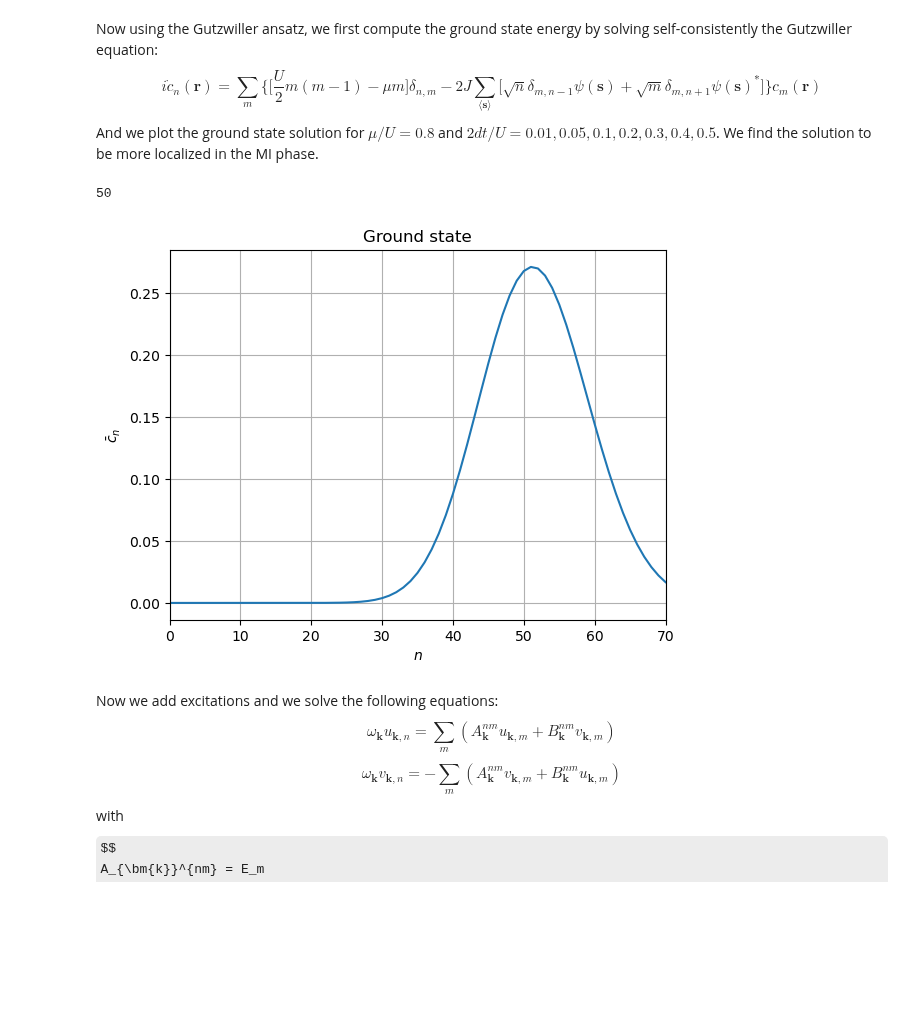
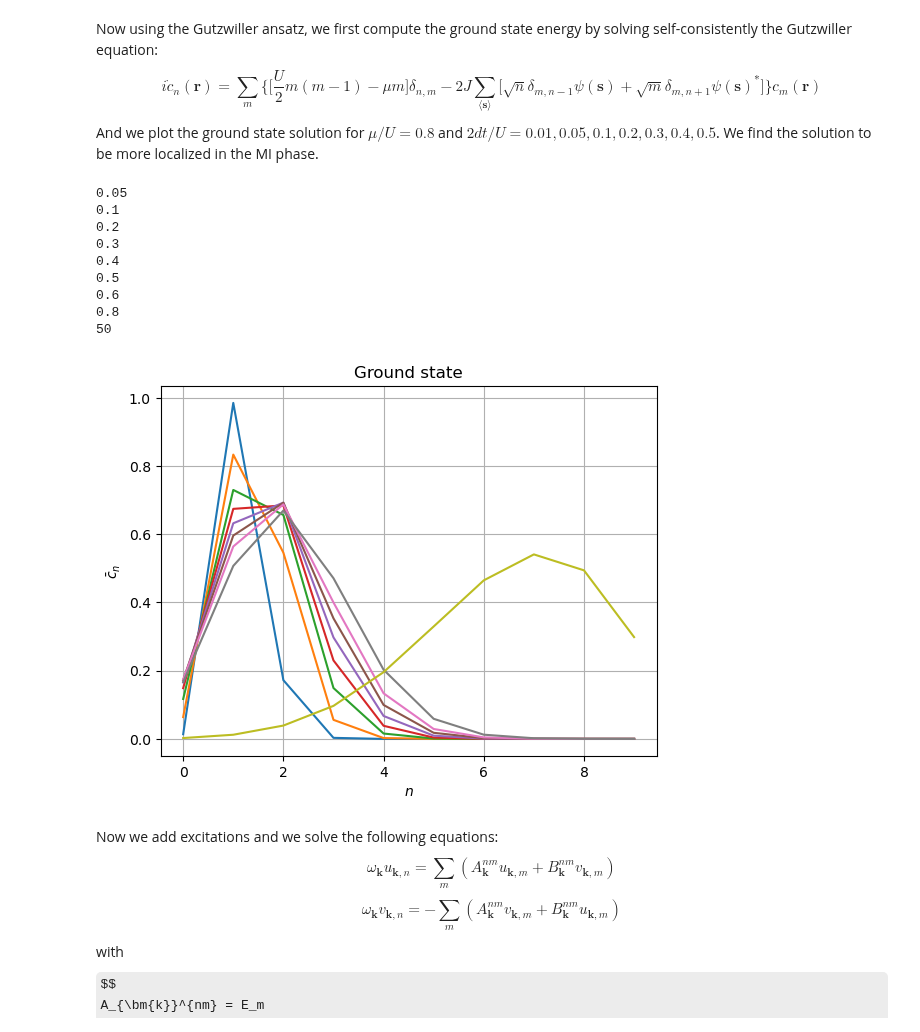
Before and after one commit to ragheedalhyder/BoseHubbard, a Jupyter notebook: JupyterNotebook.ipynb, the cells around one changed output. Saved outputs shown, nothing was run; the diff lists cells and outputs as text; code cells hidden in the pictures; some formulas as TeX source; blank space fills up the shorter version.

```diff
--- a/JupyterNotebook.ipynb
+++ b/JupyterNotebook.ipynb
@@ -41,7 +41,7 @@ Now using the Gutzwiller ansatz, we first compute the ground state energy by sol
 \Big]\bigg\} c_m(\bm{r})$$
 And we plot the ground state solution for $\mu/U = 0.8$ and $2dt/U = 0.01,0.05,0.1,0.2,0.3,0.4,0.5$. We find the solution to be more localized in the MI phase.
 # %%
-N = 500 # Number of bosons in bosonic fock states
+N = 10 # Number of bosons in bosonic fock states
 
 def delta(x, y):
     if x == y:
@@ -64,45 +64,53 @@ def Psi0(cns):
     return Psi0
 
 
-dJUs = [0.01,0.05,0.1,0.2,0.3,0.4,50]
+dJUs = [0.01,0.05,0.1,0.2,0.3,0.4,0.5,0.6,0.8,50]
 
-muU = 1.2
+muU = 0.9
 
-for count in range(6, np.size(dJUs)):
+for count in range(1, np.size(dJUs)):
 
     dJU = dJUs[count]
     print(dJU)
 
     mat = np.zeros((N, N))
 
     psi0 = 1
 
     for k in range(5000):
         for i in range(N):
             for j in range(N):
                 mat[i,j] = (0.5 * i * (i - 1) - muU * i ) * delta(i,j) -  dJU * np.sqrt(i) * psi0 * delta(i,j + 1) - dJU * np.sqrt(i + 1) * psi0 * (i + 1 == j)
 
         Eigvals, Eigvecs = np.linalg.eig(mat)
         ind = np.argmin(Eigvals)
         Eigsorted = np.sort(Eigvals)
         # print(Eigsorted[0], Eigsorted[1], Eigsorted[2],Eigsorted[3], Eigsorted[4], Eigsorted[5], Eigsorted[6], Eigsorted[7], Eigsorted[8], Eigsorted[9])
         cns = np.abs(np.real(Eigvecs[:,ind]))
 
         psi0 = Psi0(cns)
 
     n0 = 0
     omega0U = 0
 
     plt.plot(cns)
 plt.grid()
-plt.xlim([0, 70])
+# plt.xlim([0, 70])
 plt.xlabel(r'$n$')
 plt.ylabel(r'$\bar{c}_n$')
 plt.title("Ground state")
 plt.show()
 # %% [output]
+0.05
+0.1
+0.2
+0.3
+0.4
+0.5
+0.6
+0.8
 50
-[figure, old version]
+[figure, new version]
 # %% [markdown]
 Now we add excitations and we solve the following equations:
 $$\omega_{\bm{k}} u_{\bm{k},n}
```
Also changed, not shown: 8 other files.
